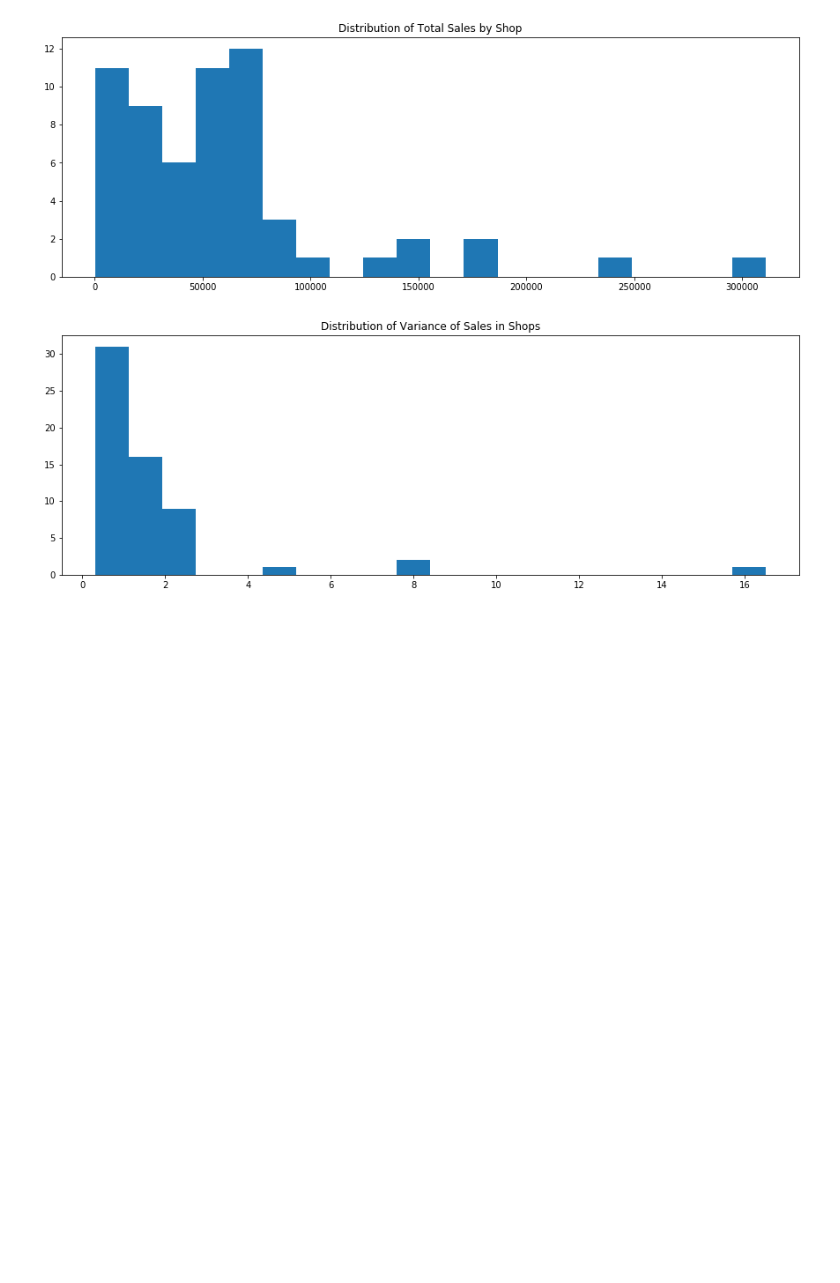
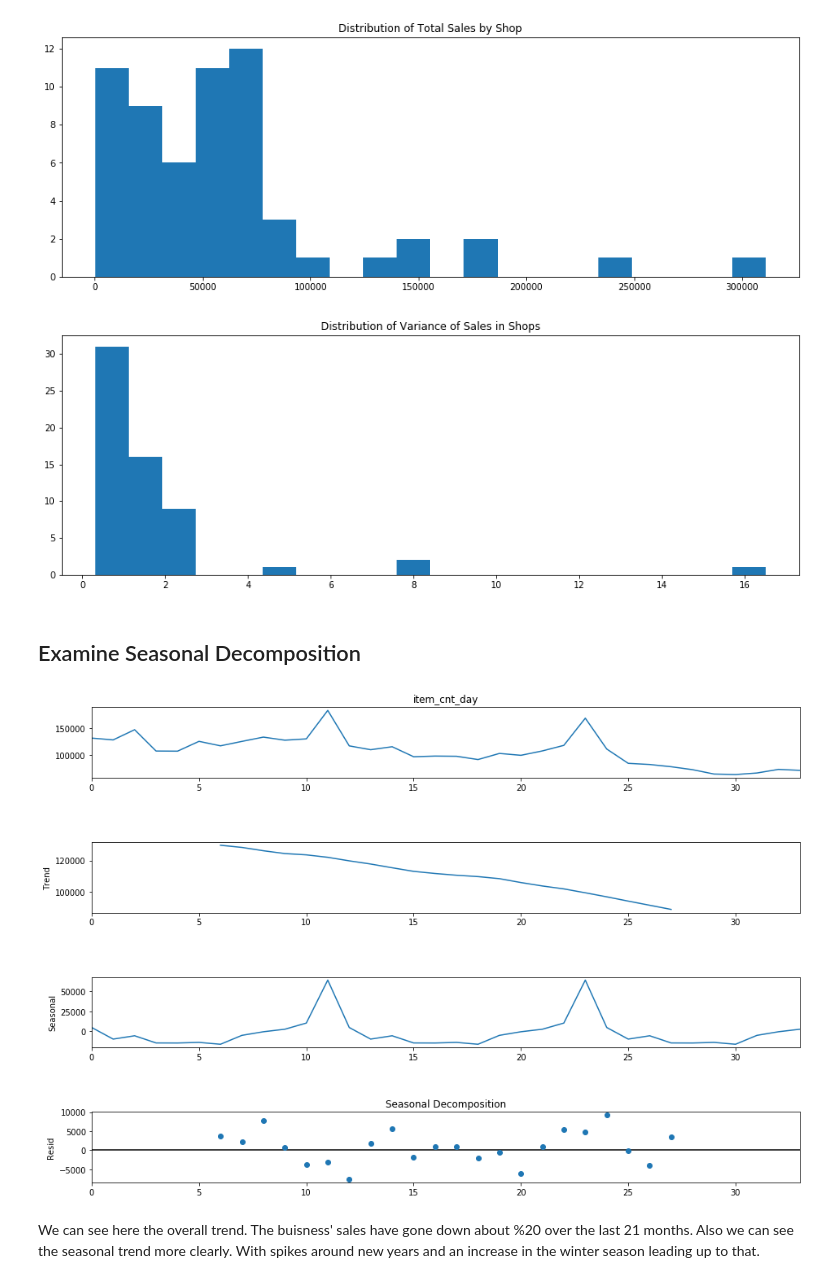
Before and after one commit to georgewillben/Sales_Forcast, a Jupyter notebook: EDA.ipynb, the cells around one changed output. Saved outputs shown, nothing was run; the diff lists cells and outputs as text; code cells hidden in the pictures; blank space fills up the shorter version.

```diff
--- a/EDA.ipynb
+++ b/EDA.ipynb
@@ -120,3 +126,18 @@ plt.title('Distribution of Variance of Sales in Shops')
 plt.show()
 # %% [output]
 [figure]
+# %% [markdown]
+## Examine Seasonal Decomposition
+# %%
+# seasonal decompose
+sd = seasonal_decompose(ts, period=12)
+
+# plots
+fig = sd.plot()
+fig.set_size_inches(15, 10)
+plt.title('Seasonal Decomposition')
+plt.show()
+# %% [output]
+[figure, added]
+# %% [markdown]
+We can see here the overall trend. The buisness' sales have gone down about %20 over the last 21 months. Also we can see the seasonal trend more clearly. With spikes around new years and an increase in the winter season leading up to that.
```
Also changed, not shown: parts of 1 cell of this notebook, 1 other file.
